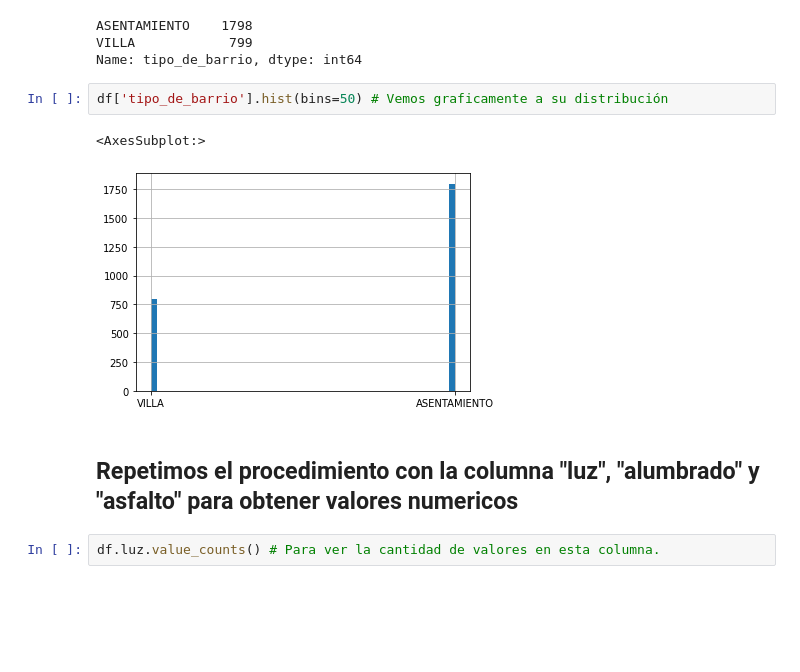
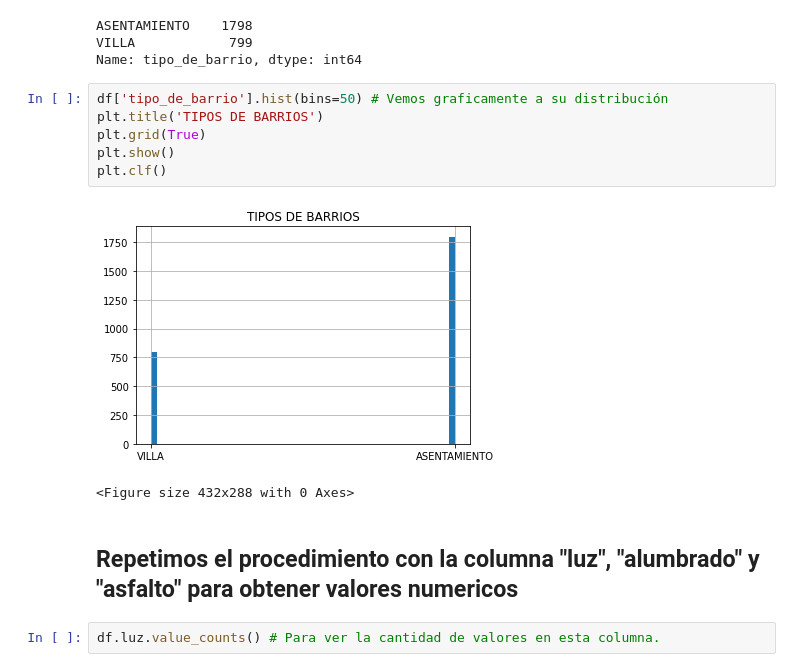
Before and after one commit to NestorDiazDataSC/Asentamientos-Informales, a Jupyter notebook: Informe.ipynb, the cells around one changed output. Saved outputs shown, nothing was run; the diff lists cells and outputs as text; blank space fills up the shorter version.

```diff
--- a/Informe.ipynb
+++ b/Informe.ipynb
@@ -164,13 +164,17 @@ df.tipo_de_barrio.value_counts() # Volvemos a pasar el codigo para ver los cambi
 ASENTAMIENTO    1798
 VILLA            799
 Name: tipo_de_barrio, dtype: int64
-# %%
-df['tipo_de_barrio'].hist(bins=50) # Vemos graficamente a su distribución
-# %% [output]
-<AxesSubplot:>
-[figure, removed]
-# %% [markdown]
-## Repetimos el procedimiento con la columna "luz", "alumbrado" y "asfalto" para obtener valores numericos
+# %%
+df['tipo_de_barrio'].hist(bins=50) # Vemos graficamente a su distribución
+plt.title('TIPOS DE BARRIOS')
+plt.grid(True)
+plt.show()
+plt.clf()
+# %% [output]
+[figure, added]
+<Figure size 432x288 with 0 Axes>
+# %% [markdown]
+## Repetimos el procedimiento con la columna "luz", "alumbrado" y "asfalto" para obtener valores numericos
 # %%
 df.luz.value_counts() # Para ver la cantidad de valores en esta columna.
 # %% [output]
```
Also changed, not shown: parts of 28 cells of this notebook.
